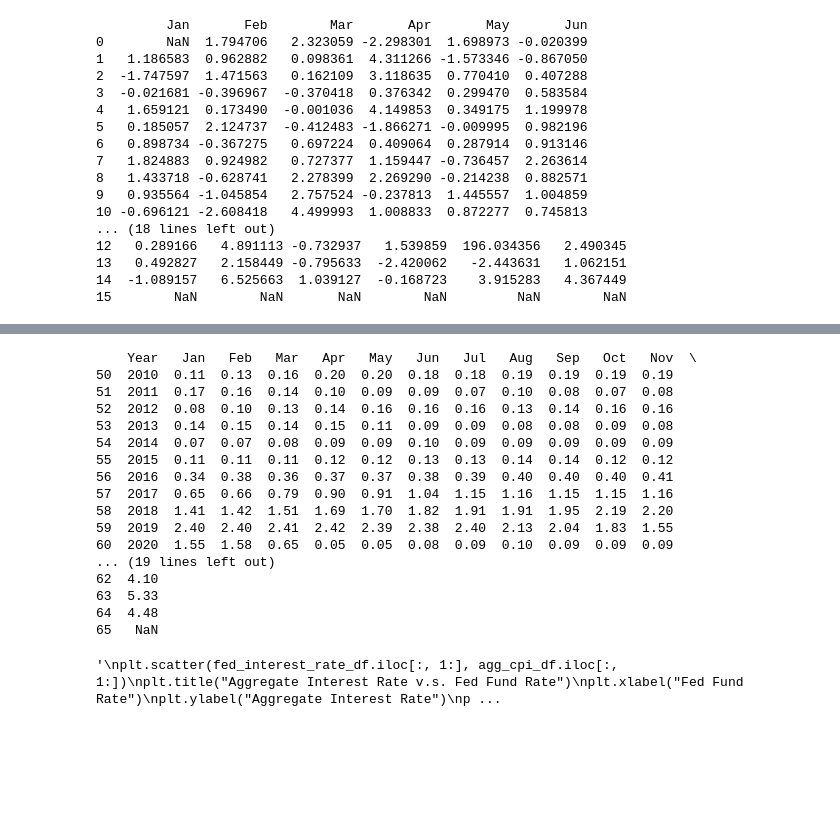
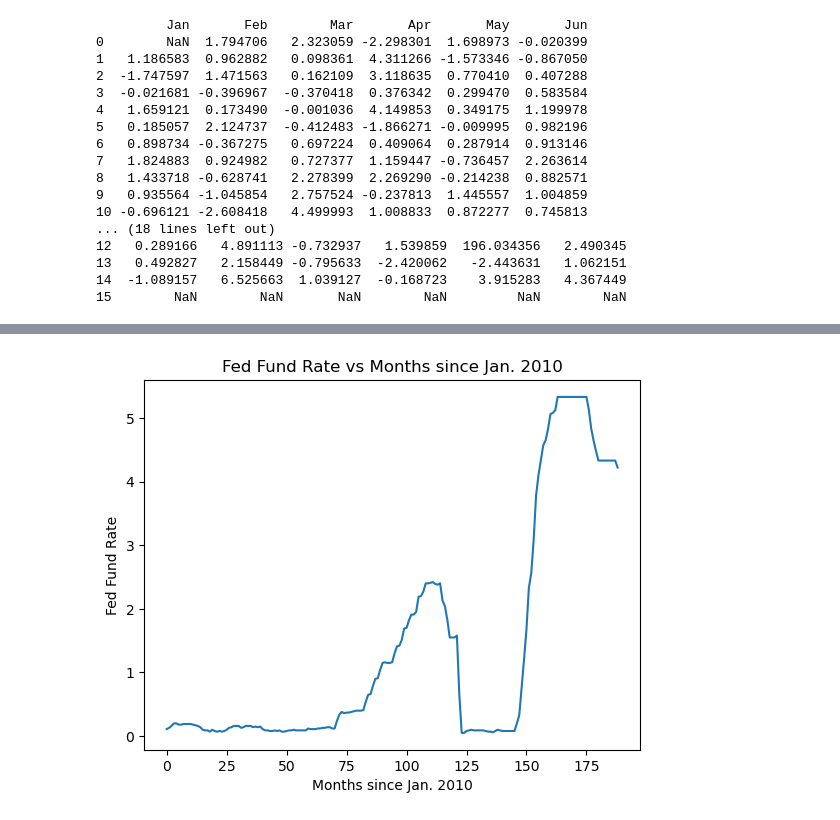
Before and after one commit to Yimo-Liu-13196/MAD2502, a Jupyter notebook: Project.ipynb, the cells around one changed output, grey strips where cells are left out. Saved outputs shown, nothing was run; the diff lists cells and outputs as text; code cells hidden in the pictures; blank space fills up the shorter version.

```diff
--- a/Project.ipynb
+++ b/Project.ipynb
@@ -155,40 +161,16 @@ plt.show()
 # %%
-# Some visualization here
-
 # Fed Fund Rate data
 fed_interest_rate = pd.read_csv("fed_fund_rate.csv")
-# head() and tail() just for testing
-'''
-print(fed_interest_rate.head())
-print(fed_interest_rate.tail())
-'''
+
 # Only looking at target scope
 fed_interest_rate_df = fed_interest_rate[fed_interest_rate["Year"] >= 2010]
-print(fed_interest_rate_df)
 
-'''
-plt.scatter(fed_interest_rate_df.iloc[:, 1:], agg_cpi_df.iloc[:, 1:])
-plt.title("Aggregate Interest Rate v.s. Fed Fund Rate")
-plt.xlabel("Fed Fund Rate")
-plt.ylabel("Aggregate Interest Rate")
-plt.savefig("Scatterplot_of_Inflation_Rate_vs_Interest_Rate", dpi=300, bbox_inches="tight")
-plt.show()'''
+# Removes Years before graphing
+plt.plot(fed_interest_rate_df.iloc[:, 1:].to_numpy().flatten())
+plt.title("Fed Fund Rate vs Months since Jan. 2010")
+plt.xlabel("Months since Jan. 2010")
+plt.ylabel("Fed Fund Rate")
+plt.savefig("fed_fund_rate_data", dpi=300, bbox_inches="tight")
+plt.show()
 # %% [output]
-    Year   Jan   Feb   Mar   Apr   May   Jun   Jul   Aug   Sep   Oct   Nov  \
-50  2010  0.11  0.13  0.16  0.20  0.20  0.18  0.18  0.19  0.19  0.19  0.19
-51  2011  0.17  0.16  0.14  0.10  0.09  0.09  0.07  0.10  0.08  0.07  0.08
-52  2012  0.08  0.10  0.13  0.14  0.16  0.16  0.16  0.13  0.14  0.16  0.16
-53  2013  0.14  0.15  0.14  0.15  0.11  0.09  0.09  0.08  0.08  0.09  0.08
-54  2014  0.07  0.07  0.08  0.09  0.09  0.10  0.09  0.09  0.09  0.09  0.09
-55  2015  0.11  0.11  0.11  0.12  0.12  0.13  0.13  0.14  0.14  0.12  0.12
-56  2016  0.34  0.38  0.36  0.37  0.37  0.38  0.39  0.40  0.40  0.40  0.41
-57  2017  0.65  0.66  0.79  0.90  0.91  1.04  1.15  1.16  1.15  1.15  1.16
-58  2018  1.41  1.42  1.51  1.69  1.70  1.82  1.91  1.91  1.95  2.19  2.20
-59  2019  2.40  2.40  2.41  2.42  2.39  2.38  2.40  2.13  2.04  1.83  1.55
-60  2020  1.55  1.58  0.65  0.05  0.05  0.08  0.09  0.10  0.09  0.09  0.09
-... (19 lines left out)
-62  4.10
-63  5.33
-64  4.48
-65   NaN
-'\nplt.scatter(fed_interest_rate_df.iloc[:, 1:], agg_cpi_df.iloc[:, 1:])\nplt.title("Aggregate Interest Rate v.s. Fed Fund Rate")\nplt.xlabel("Fed Fund Rate")\nplt.ylabel("Aggregate Interest Rate")\np ...
+[figure, added]
```
Also changed, not shown: parts of 8 cells of this notebook.
